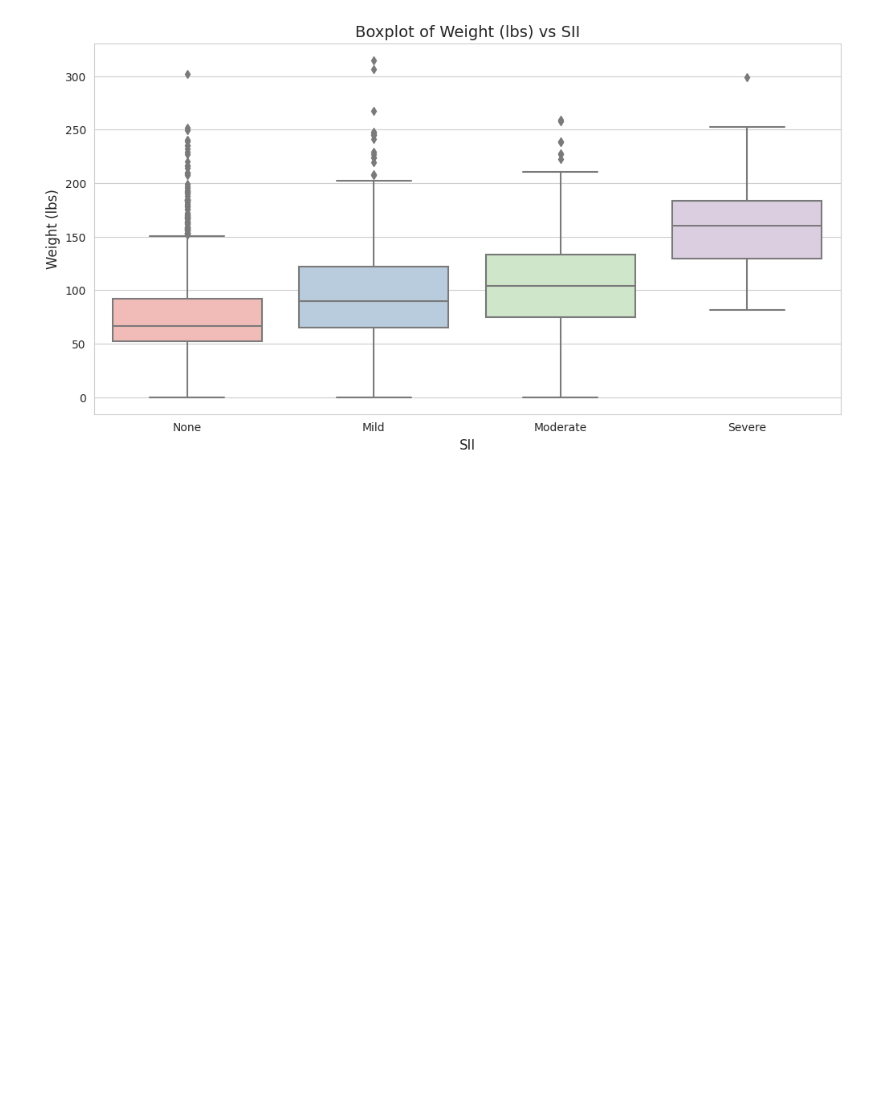
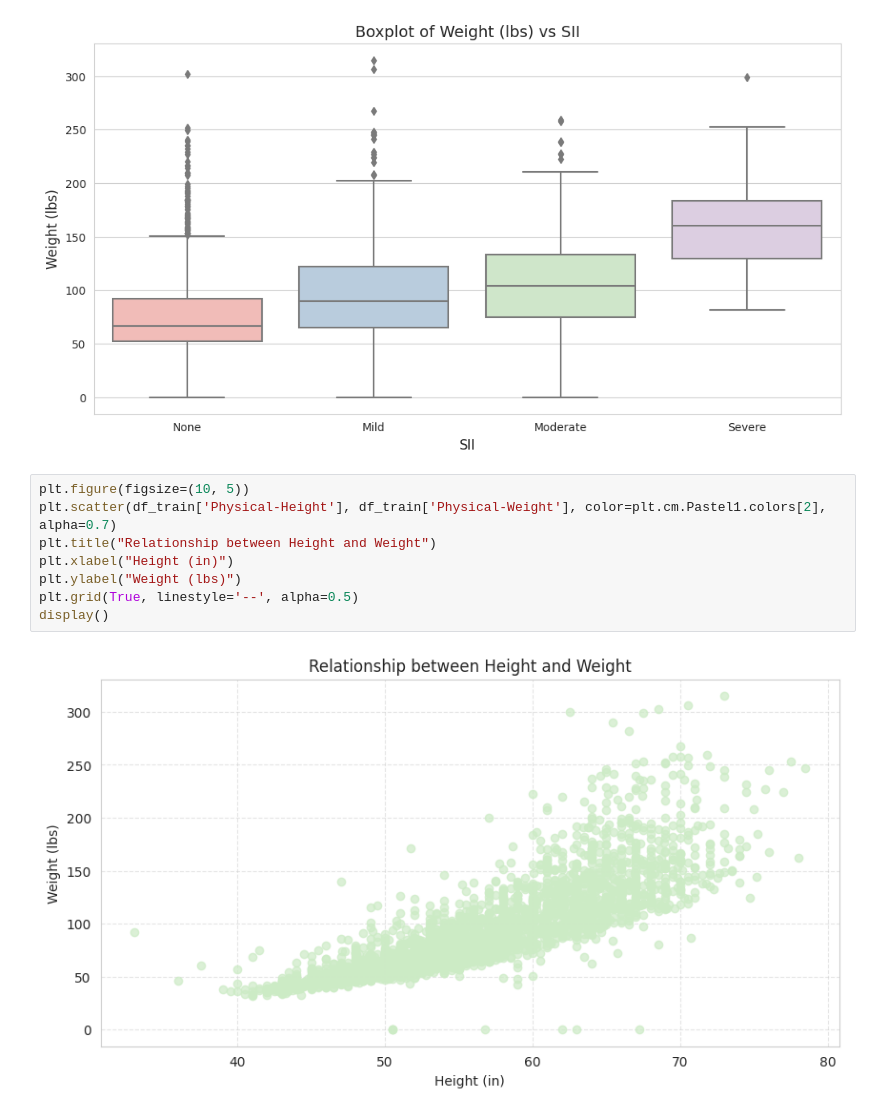
Before and after one commit to datateamclub/project_child_problematic_internet_use_03, a Jupyter notebook: internet_use_v3.ipynb, the cells around one changed output. Cells and saved outputs as stored; diff of their text form; blank space fills up the shorter version.

```diff
--- a/internet_use_v3.ipynb
+++ b/internet_use_v3.ipynb
@@ -473,3 +470,13 @@ plt.yticks(fontsize=10)
 plt.show()
 # %% [output]
 [figure]
+# %%
+plt.figure(figsize=(10, 5))
+plt.scatter(df_train['Physical-Height'], df_train['Physical-Weight'], color=plt.cm.Pastel1.colors[2], alpha=0.7)
+plt.title("Relationship between Height and Weight")
+plt.xlabel("Height (in)")
+plt.ylabel("Weight (lbs)")
+plt.grid(True, linestyle='--', alpha=0.5)
+display()
+# %% [output]
+[figure, added]
```
Also changed, not shown: parts of 4 cells of this notebook.
